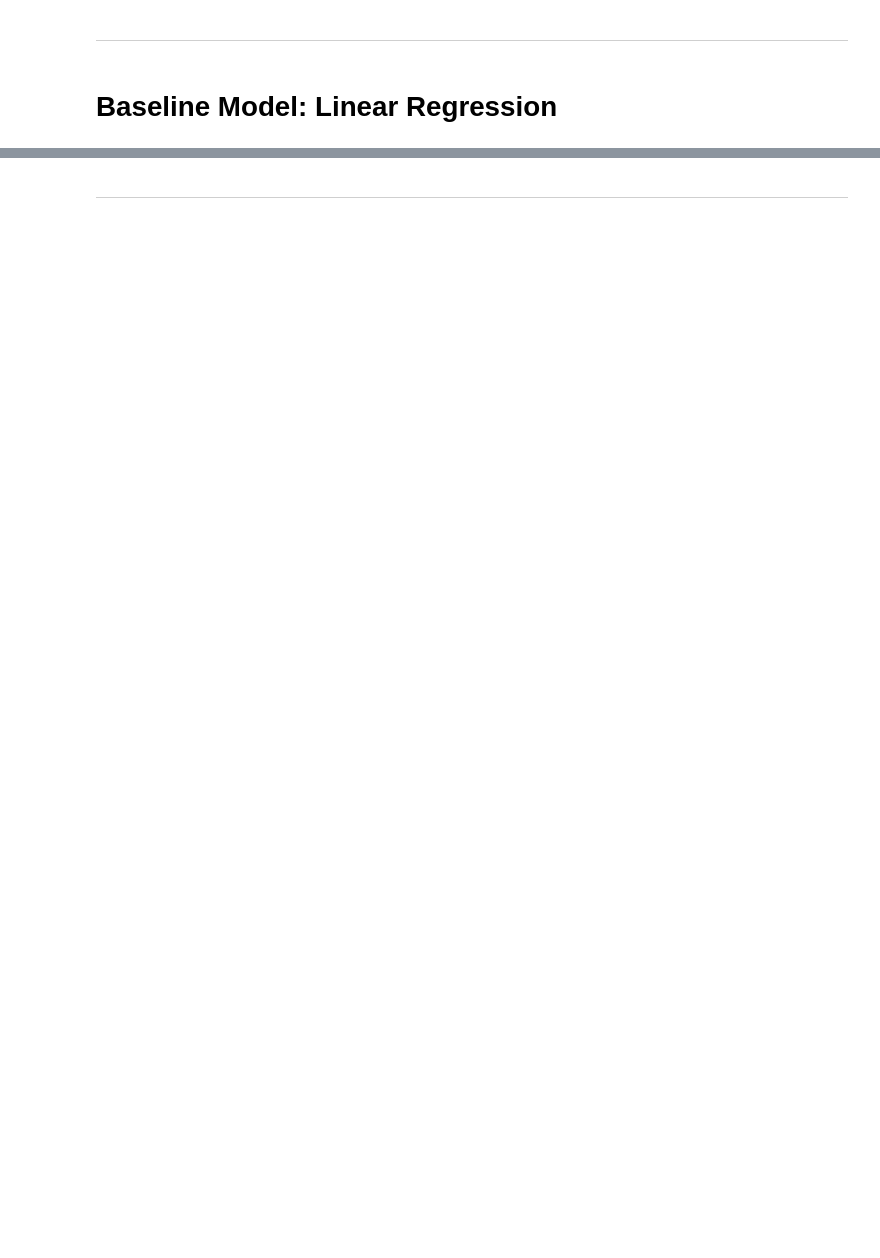
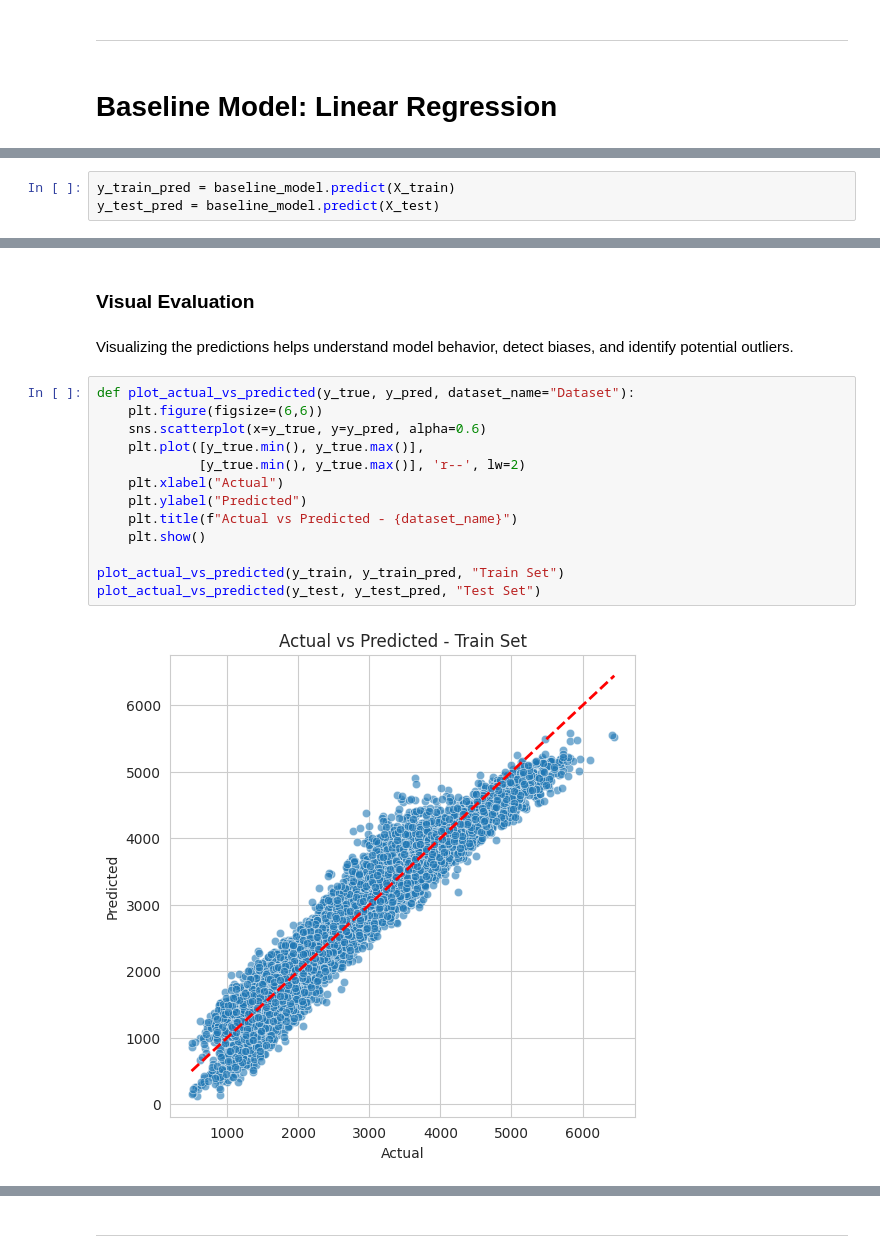
Before and after one commit to JenE87/ElectricityCostPredictor, a Jupyter notebook: jupyter_notebooks/04 - Modelling & Evaluation.ipynb, the cells around one changed output, grey strips where cells are left out. Drawn from its saved outputs; the diff is of its cells as text; blank space fills up the shorter version.

```diff
--- a/jupyter_notebooks/04 - Modelling & Evaluation.ipynb
+++ b/jupyter_notebooks/04 - Modelling & Evaluation.ipynb
@@ -61,0 +191,3 @@ Content
+# %%
+y_train_pred = baseline_model.predict(X_train)
+y_test_pred = baseline_model.predict(X_test)
@@ -61,0 +380,19 @@ Content
+# %% [markdown]
+### Visual Evaluation
+# %% [markdown]
+Visualizing the predictions helps understand model behavior, detect biases, and identify potential outliers.
+# %%
+def plot_actual_vs_predicted(y_true, y_pred, dataset_name="Dataset"):
+    plt.figure(figsize=(6,6))
+    sns.scatterplot(x=y_true, y=y_pred, alpha=0.6)
+    plt.plot([y_true.min(), y_true.max()],
+             [y_true.min(), y_true.max()], 'r--', lw=2)
+    plt.xlabel("Actual")
+    plt.ylabel("Predicted")
+    plt.title(f"Actual vs Predicted - {dataset_name}")
+    plt.show()
+
+plot_actual_vs_predicted(y_train, y_train_pred, "Train Set")
+plot_actual_vs_predicted(y_test, y_test_pred, "Test Set")
+# %% [output]
+[figure, added]
```
Also changed, not shown: parts of 159 cells of this notebook, 8 other files.
